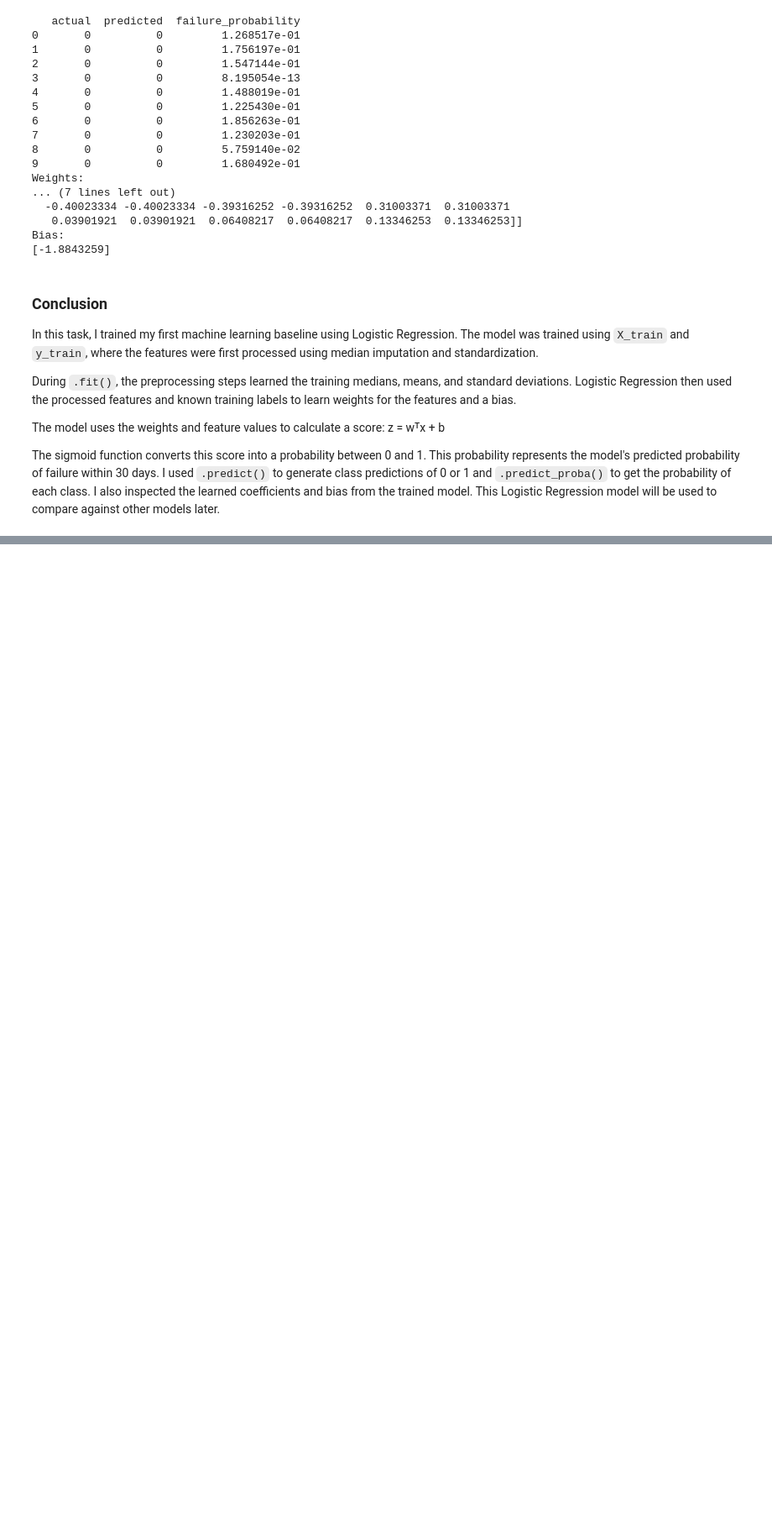
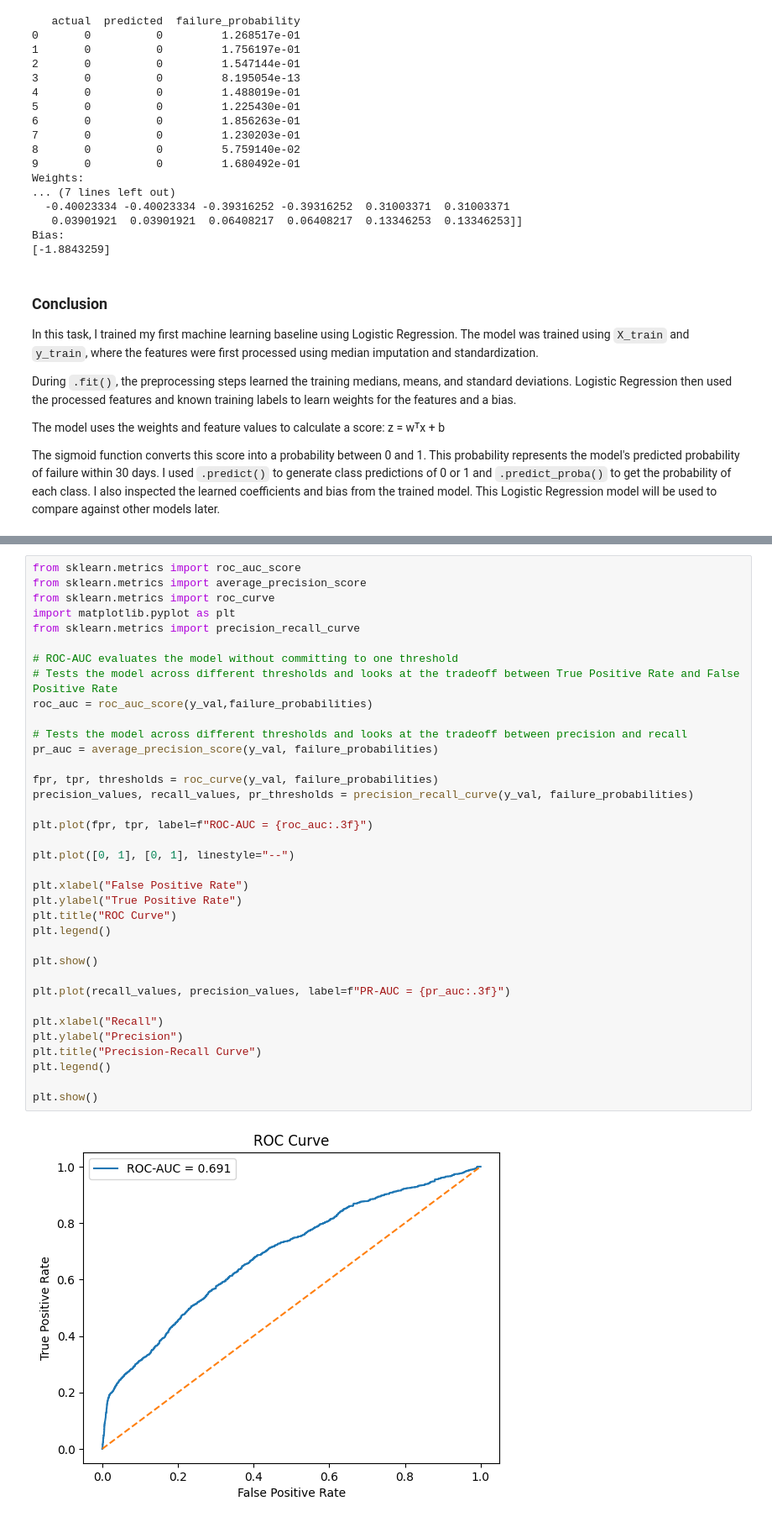
Before and after one commit to Jenushan44/pulse, a Jupyter notebook: notebooks/08_model_experiments.ipynb, the cells around one changed output, grey strips where cells are left out. Shown at 84% size. Saved outputs shown, nothing was run; the diff lists cells and outputs as text; blank space fills up the shorter version.

Commit message:
feat: evaluate logistic regression classification performance

```diff
--- a/notebooks/08_model_experiments.ipynb
+++ b/notebooks/08_model_experiments.ipynb
@@ -151,0 +177,38 @@ The sigmoid function converts this score into a probability between 0 and 1. Thi
+# %%
+from sklearn.metrics import roc_auc_score
+from sklearn.metrics import average_precision_score
+from sklearn.metrics import roc_curve
+import matplotlib.pyplot as plt
+from sklearn.metrics import precision_recall_curve
+
+# ROC-AUC evaluates the model without committing to one threshold
+# Tests the model across different thresholds and looks at the tradeoff between True Positive Rate and False Positive Rate
+roc_auc = roc_auc_score(y_val,failure_probabilities)
+
+# Tests the model across different thresholds and looks at the tradeoff between precision and recall
+pr_auc = average_precision_score(y_val, failure_probabilities)
+
+fpr, tpr, thresholds = roc_curve(y_val, failure_probabilities)
+precision_values, recall_values, pr_thresholds = precision_recall_curve(y_val, failure_probabilities)
+
+plt.plot(fpr, tpr, label=f"ROC-AUC = {roc_auc:.3f}")
+
+plt.plot([0, 1], [0, 1], linestyle="--")
+
+plt.xlabel("False Positive Rate")
+plt.ylabel("True Positive Rate")
+plt.title("ROC Curve")
+plt.legend()
+
+plt.show()
+
+plt.plot(recall_values, precision_values, label=f"PR-AUC = {pr_auc:.3f}")
+
+plt.xlabel("Recall")
+plt.ylabel("Precision")
+plt.title("Precision-Recall Curve")
+plt.legend()
+
+plt.show()
+# %% [output]
+[figure, added]
```
Also changed, not shown: parts of 5 cells of this notebook.
